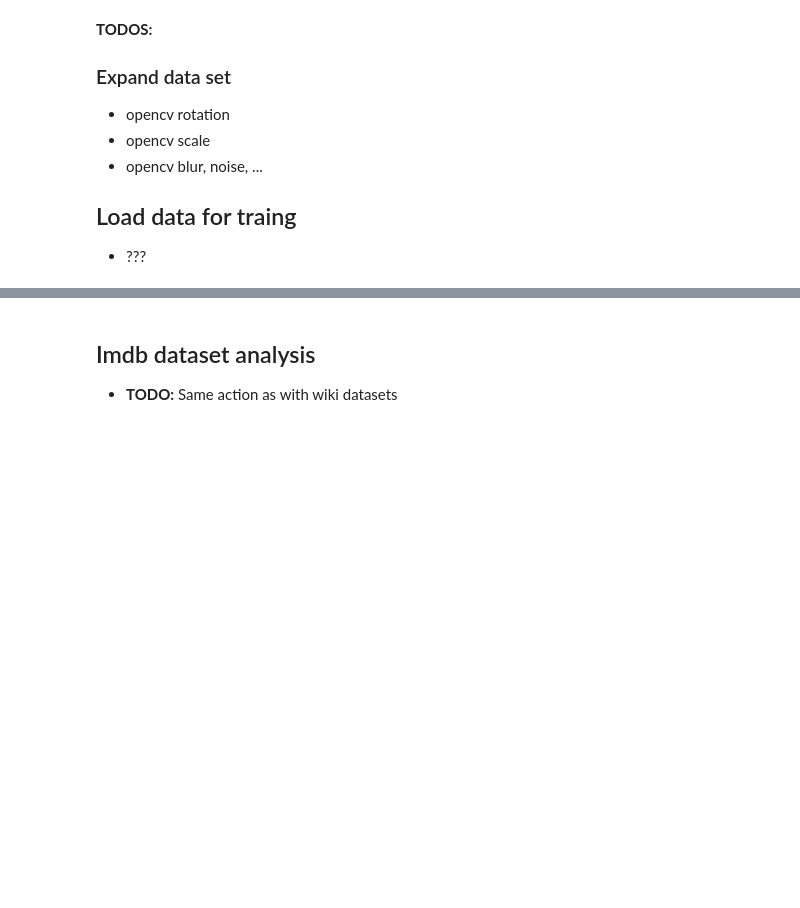
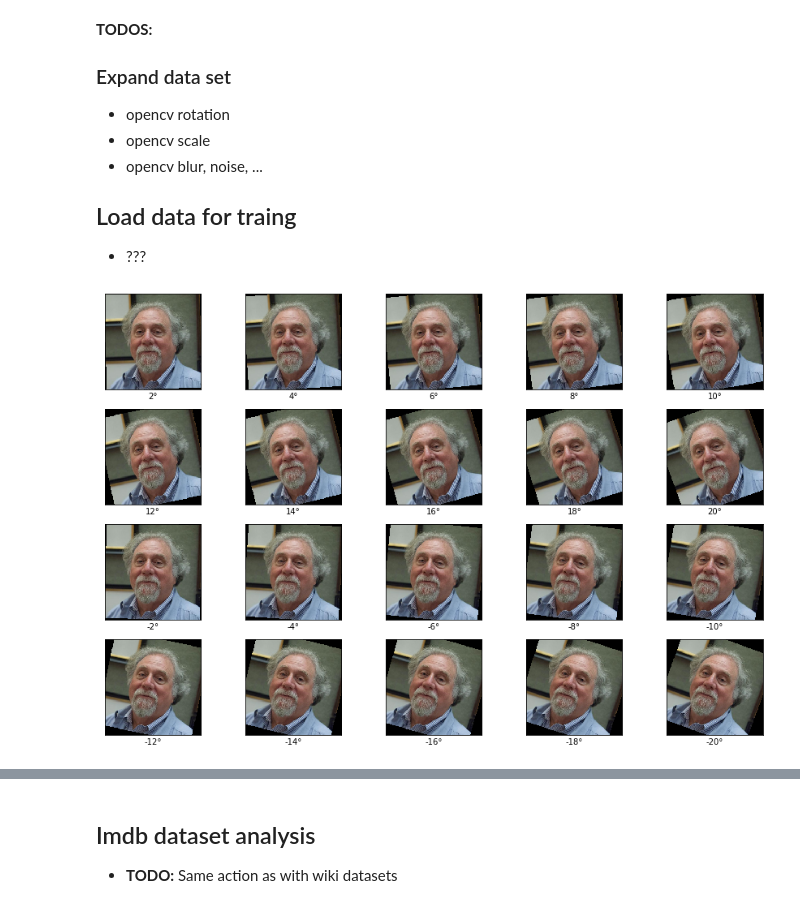
Before and after one commit to EdvinM/FIIT_NS_Mako_Schrojf, a Jupyter notebook: notebooks/Data_Analysis.ipynb, the cells around one changed output, grey strips where cells are left out. Cells and saved outputs as stored; diff of their text form; code cells hidden in the pictures; blank space fills up the shorter version.

```diff
--- a/notebooks/Data_Analysis.ipynb
+++ b/notebooks/Data_Analysis.ipynb
@@ -394,0 +418,35 @@ Populating the interactive namespace from numpy and matplotlib
+# %%
+plt.figure(figsize=(15,10))
+
+for i in range(10):
+    image_path = '../data/raw/wiki_crop/' + str(age_wiki_df['full_path'][28])
+    im = cv2.imread(image_path)
+    im_resized = cv2.resize(im, (224, 224), interpolation=cv2.INTER_LINEAR)
+    im_converted = cv2.cvtColor(im_resized, cv2.COLOR_BGR2RGB)
+
+    # Rotation degree
+    d = (i+1)*2
+
+    plt.subplot(4, 5, i+1)
+    plt.xticks([])
+    plt.yticks([])
+    plt.grid(False)
+
+    rotated = ndimage.rotate(im_converted, d, reshape=False)
+    plt.xlabel(str(d) + "°")
+
+    plt.imshow(rotated, cmap=plt.cm.binary)
+
+    plt.subplot(4, 5, i+10+1)
+    plt.xticks([])
+    plt.yticks([])
+    plt.grid(False)
+
+    rotated = ndimage.rotate(im_converted, -d, reshape=False)
+    plt.xlabel(str(-d) + "°")
+
+    plt.imshow(rotated, cmap=plt.cm.binary)
+
+plt.show()
+# %% [output]
+[figure, added]
```
Also changed, not shown: parts of 12 cells of this notebook, 1 other file.
